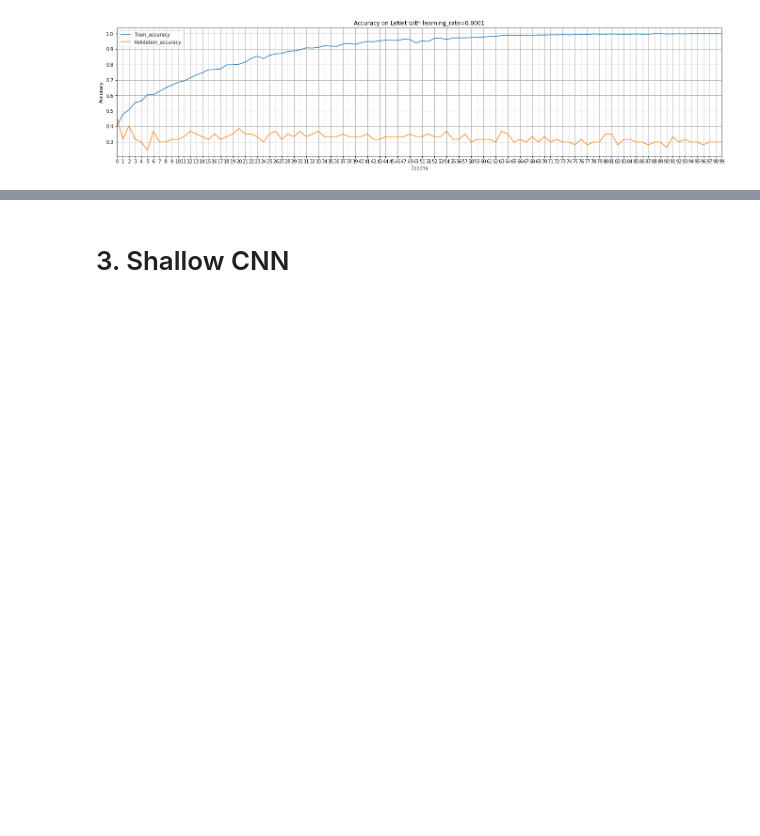
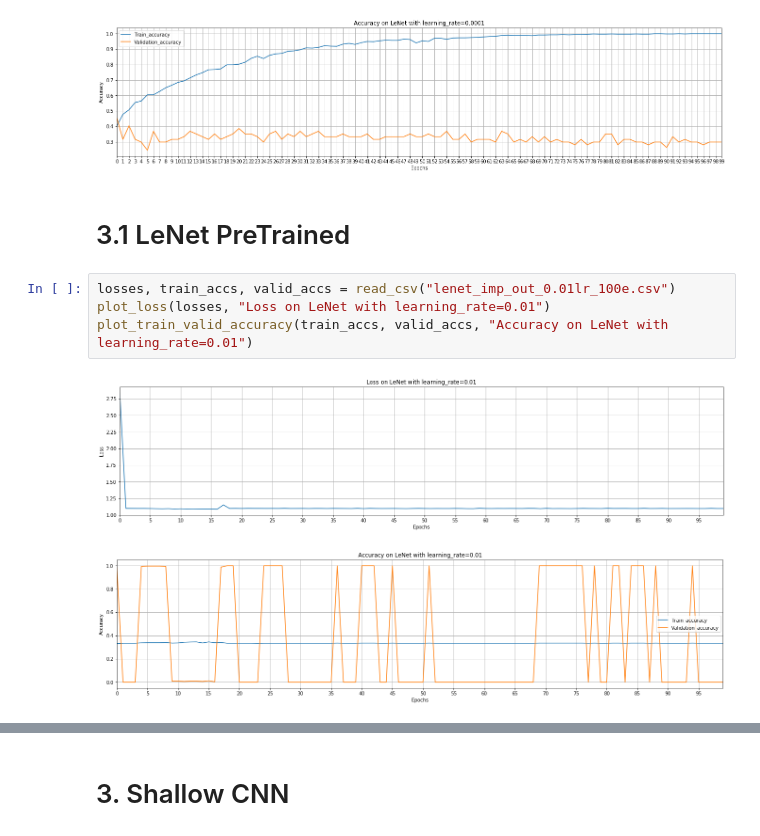
Before and after one commit to giuseppeCoccia/Automatic-Video-Shot-Type-Classification, a Jupyter notebook: Graphs/Graphs_project.ipynb, the cells around one changed output, grey strips where cells are left out. Saved outputs shown, nothing was run; the diff lists cells and outputs as text; blank space fills up the shorter version.

```diff
--- a/Graphs/Graphs_project.ipynb
+++ b/Graphs/Graphs_project.ipynb
@@ -133,3 +142,12 @@ plot_train_valid_accuracy(train_accs, valid_accs, "Accuracy on LeNet with learni
 # %% [output]
 [figure]
 [figure]
+# %% [markdown]
+# 3.1 LeNet PreTrained
+# %%
+losses, train_accs, valid_accs = read_csv("lenet_imp_out_0.01lr_100e.csv")
+plot_loss(losses, "Loss on LeNet with learning_rate=0.01")
+plot_train_valid_accuracy(train_accs, valid_accs, "Accuracy on LeNet with learning_rate=0.01")
+# %% [output]
+[figure, added]
+[figure, added]
```
Also changed, not shown: parts of 4 cells of this notebook.
